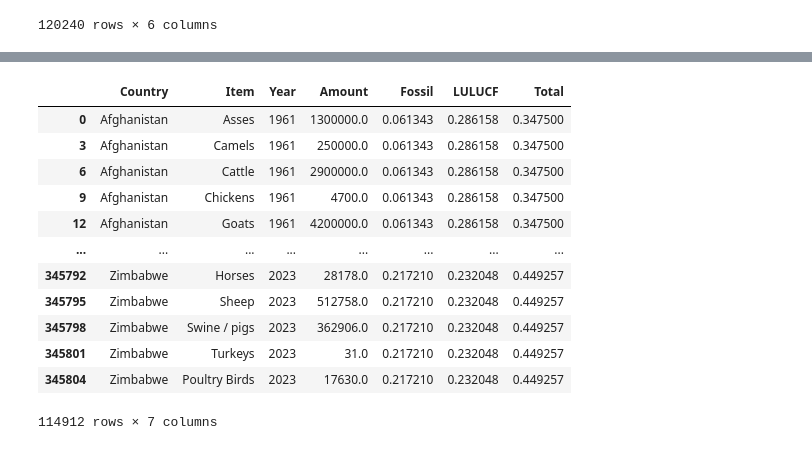
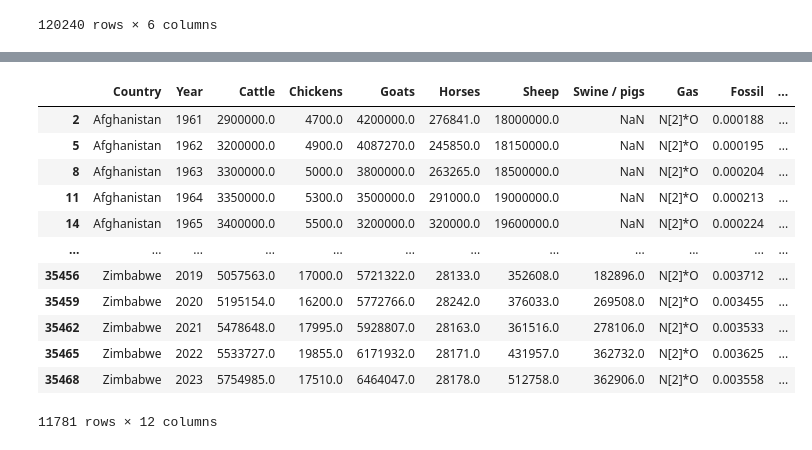
Before and after one commit to nkar20/wics2025, a Jupyter notebook: livestock_emissions.ipynb, the cells around one changed output, grey strips where cells are left out. Cells and saved outputs as stored; diff of their text form; code cells hidden in the pictures.

```diff
--- a/livestock_emissions.ipynb
+++ b/livestock_emissions.ipynb
@@ -299 +366,18 @@ df_livestock_emissions = df_livestock_emissions[df_livestock_emissions['Gas']=='
+# %%
+df_livestock_emissions_n2o = df_livestock_emissions[df_livestock_emissions["Gas"] == "N[2]*O"]
+df_livestock_emissions_n2o
+# %% [output]
+|  | Country | Year | Cattle | Chickens | Goats | Horses | Sheep | Swine / pigs | Gas | Fossil | ... |
+| 2 | Afghanistan | 1961 | 2900000.0 | 4700.0 | 4200000.0 | 276841.0 | 18000000.0 | NaN | N[2]*O | 0.000188 | ... |
+| 5 | Afghanistan | 1962 | 3200000.0 | 4900.0 | 4087270.0 | 245850.0 | 18150000.0 | NaN | N[2]*O | 0.000195 | ... |
+| 8 | Afghanistan | 1963 | 3300000.0 | 5000.0 | 3800000.0 | 263265.0 | 18500000.0 | NaN | N[2]*O | 0.000204 | ... |
+| 11 | Afghanistan | 1964 | 3350000.0 | 5300.0 | 3500000.0 | 291000.0 | 19000000.0 | NaN | N[2]*O | 0.000213 | ... |
+| 14 | Afghanistan | 1965 | 3400000.0 | 5500.0 | 3200000.0 | 320000.0 | 19600000.0 | NaN | N[2]*O | 0.000224 | ... |
+| ... | ... | ... | ... | ... | ... | ... | ... | ... | ... | ... | ... |
+| 35456 | Zimbabwe | 2019 | 5057563.0 | 17000.0 | 5721322.0 | 28133.0 | 352608.0 | 182896.0 | N[2]*O | 0.003712 | ... |
+| 35459 | Zimbabwe | 2020 | 5195154.0 | 16200.0 | 5772766.0 | 28242.0 | 376033.0 | 269508.0 | N[2]*O | 0.003455 | ... |
+| 35462 | Zimbabwe | 2021 | 5478648.0 | 17995.0 | 5928807.0 | 28163.0 | 361516.0 | 278106.0 | N[2]*O | 0.003533 | ... |
+| 35465 | Zimbabwe | 2022 | 5533727.0 | 19855.0 | 6171932.0 | 28171.0 | 431957.0 | 362732.0 | N[2]*O | 0.003625 | ... |
+| 35468 | Zimbabwe | 2023 | 5754985.0 | 17510.0 | 6464047.0 | 28178.0 | 512758.0 | 362906.0 | N[2]*O | 0.003558 | ... |
+11781 rows × 12 columns
 # %%
@@ -301,16 +384,0 @@ df_livestock_emissions = df_livestock_emissions.drop(columns='Gas')
-# %%
-df_livestock_emissions
-# %% [output]
-|  | Country | Item | Year | Amount | Fossil | LULUCF | Total |
-| 0 | Afghanistan | Asses | 1961 | 1300000.0 | 0.061343 | 0.286158 | 0.347500 |
-| 3 | Afghanistan | Camels | 1961 | 250000.0 | 0.061343 | 0.286158 | 0.347500 |
-| 6 | Afghanistan | Cattle | 1961 | 2900000.0 | 0.061343 | 0.286158 | 0.347500 |
-| 9 | Afghanistan | Chickens | 1961 | 4700.0 | 0.061343 | 0.286158 | 0.347500 |
-| 12 | Afghanistan | Goats | 1961 | 4200000.0 | 0.061343 | 0.286158 | 0.347500 |
-| ... | ... | ... | ... | ... | ... | ... | ... |
-| 345792 | Zimbabwe | Horses | 2023 | 28178.0 | 0.217210 | 0.232048 | 0.449257 |
-| 345795 | Zimbabwe | Sheep | 2023 | 512758.0 | 0.217210 | 0.232048 | 0.449257 |
-| 345798 | Zimbabwe | Swine / pigs | 2023 | 362906.0 | 0.217210 | 0.232048 | 0.449257 |
-| 345801 | Zimbabwe | Turkeys | 2023 | 31.0 | 0.217210 | 0.232048 | 0.449257 |
-| 345804 | Zimbabwe | Poultry Birds | 2023 | 17630.0 | 0.217210 | 0.232048 | 0.449257 |
-114912 rows × 7 columns
```
Also changed, not shown: parts of 15 cells of this notebook.
